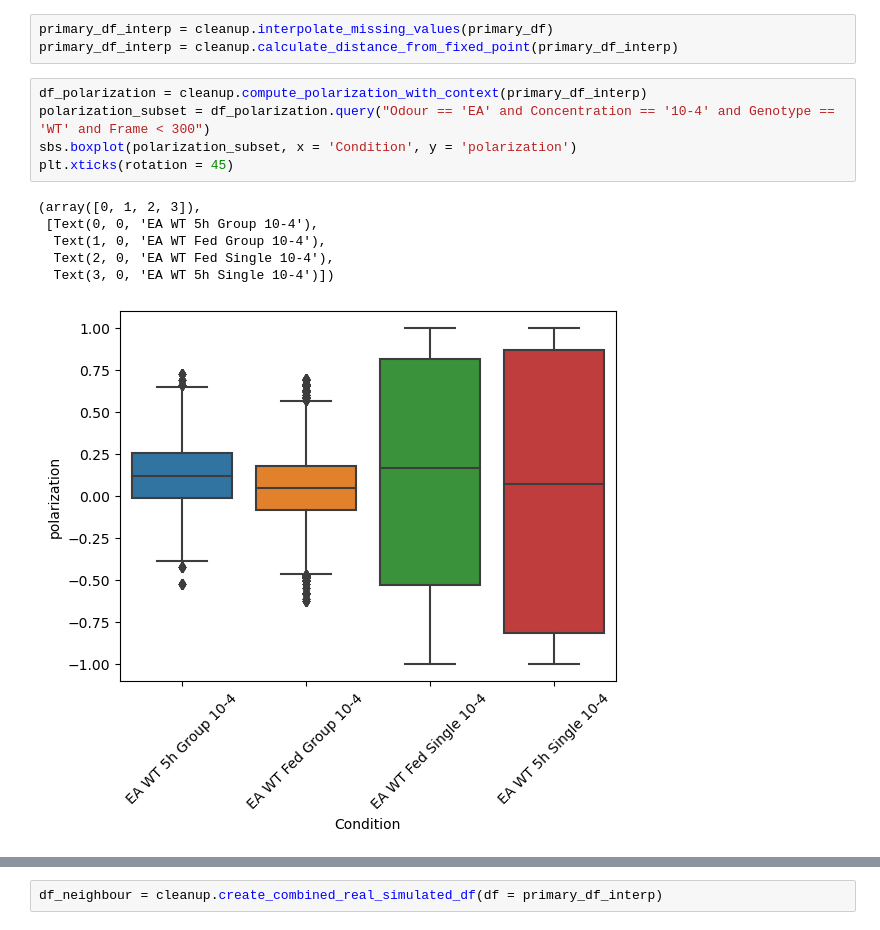
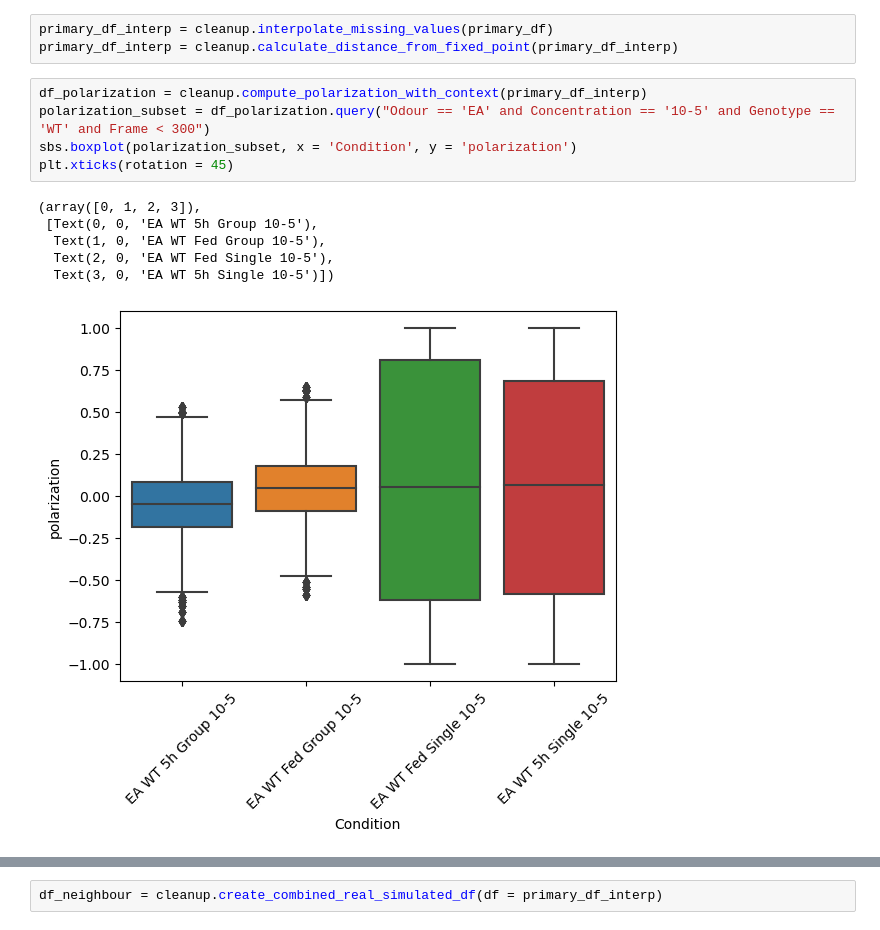
Before and after one commit to HariPNarayanan/larva-locater, a Jupyter notebook: Structured/analysis.ipynb, the cells around one changed output, grey strips where cells are left out. Saved outputs shown, nothing was run; the diff lists cells and outputs as text.

```diff
--- a/Structured/analysis.ipynb
+++ b/Structured/analysis.ipynb
@@ -30,13 +33,13 @@ primary_df_interp = cleanup.interpolate_missing_values(primary_df)
 primary_df_interp = cleanup.calculate_distance_from_fixed_point(primary_df_interp)
 # %%
 df_polarization = cleanup.compute_polarization_with_context(primary_df_interp)
-polarization_subset = df_polarization.query("Odour == 'EA' and Concentration == '10-4' and Genotype == 'WT' and Frame < 300")
+polarization_subset = df_polarization.query("Odour == 'EA' and Concentration == '10-5' and Genotype == 'WT' and Frame < 300")
 sbs.boxplot(polarization_subset, x = 'Condition', y = 'polarization')
 plt.xticks(rotation = 45)
 # %% [output]
 (array([0, 1, 2, 3]),
- [Text(0, 0, 'EA WT 5h Group 10-4'),
-  Text(1, 0, 'EA WT Fed Group 10-4'),
-  Text(2, 0, 'EA WT Fed Single 10-4'),
-  Text(3, 0, 'EA WT 5h Single 10-4')])
+ [Text(0, 0, 'EA WT 5h Group 10-5'),
+  Text(1, 0, 'EA WT Fed Group 10-5'),
+  Text(2, 0, 'EA WT Fed Single 10-5'),
+  Text(3, 0, 'EA WT 5h Single 10-5')])
-[figure, old version]
+[figure, new version]
```
Also changed, not shown: parts of 6 cells of this notebook, 1 other file.
